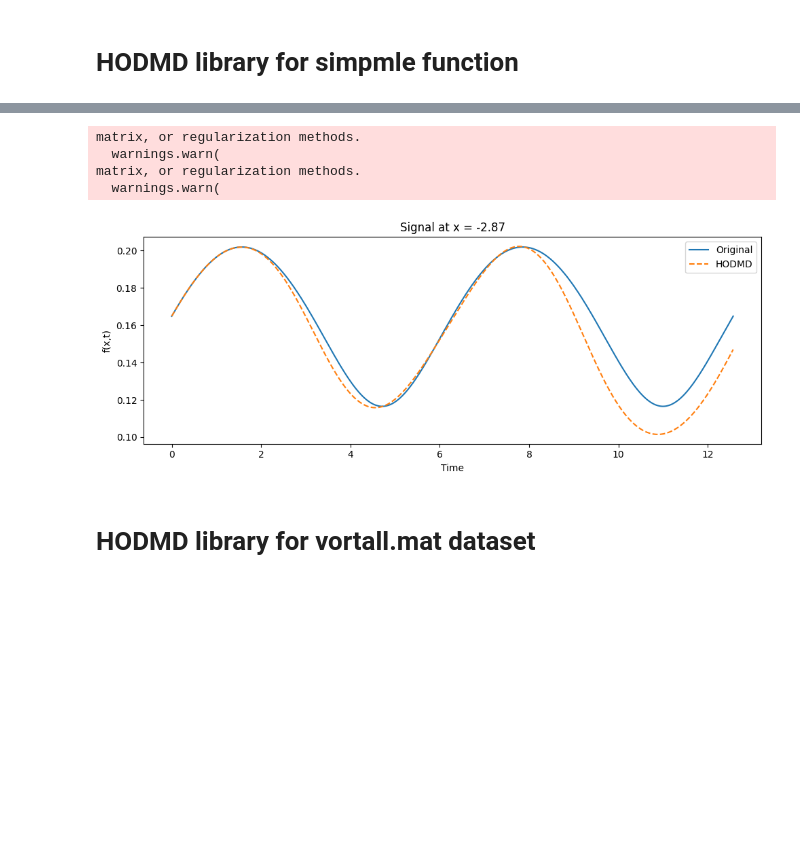
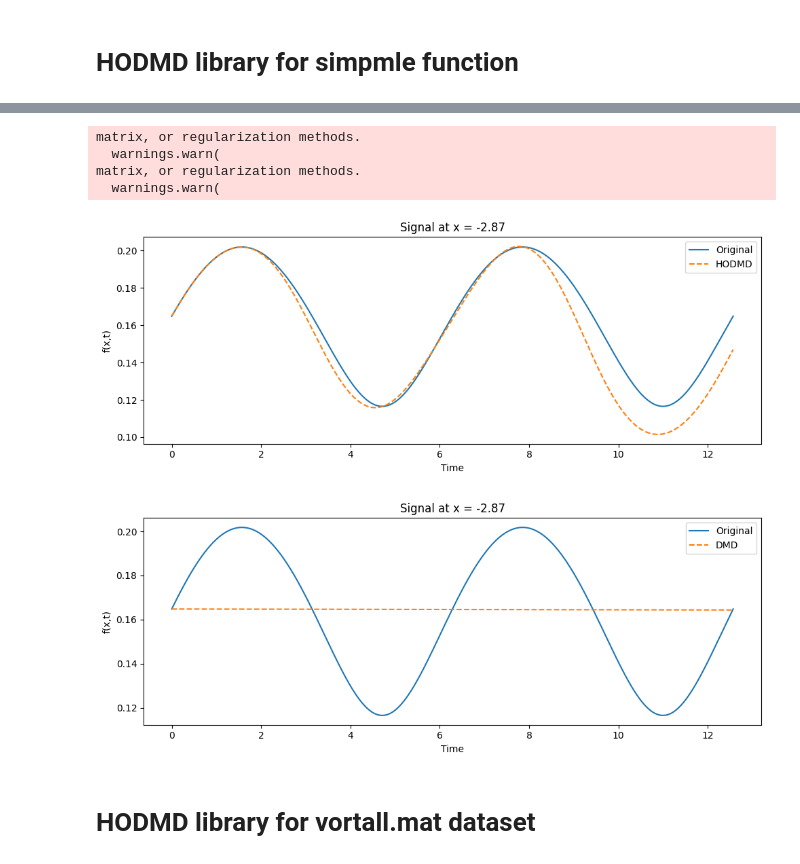
Before and after one commit to CleisonManriqueAguirre/tensor_HODMD_sk, a Jupyter notebook: test_library_cleison.ipynb, the cells around one changed output, grey strips where cells are left out. Cells and saved outputs as stored; diff of their text form; code cells hidden in the pictures; blank space fills up the shorter version.

```diff
--- a/test_library_cleison.ipynb
+++ b/test_library_cleison.ipynb
@@ -5,33 +45,49 @@
 # %%
 from pydmd import HODMD
 import numpy as np
 import matplotlib.pyplot as plt
 
 x = np.linspace(-3, 3, 449)
 t = np.linspace(0, 4 * np.pi, 1000)
 X_grid, T_grid = np.meshgrid(x, t, indexing='ij')
 f = np.exp(-X_grid**2 / 5) * np.cos(2 * X_grid) * np.sqrt(1 + 0.5 * np.sin(T_grid))
 
 hodmd = HODMD(svd_rank=10, d=50, exact=True)
 hodmd.fit(f)
 
+hodmd_1 = HODMD(svd_rank=10, d=1, exact=True)
+hodmd_1.fit(f)
+
 X_dmd = hodmd.reconstructed_data.real  # Reconstructed signal
+X_dmd_1 = hodmd_1.reconstructed_data.real  # Reconstructed signal
 
 # Time signal at x[10] ---
 plt.figure(figsize=(10, 4))
 plt.plot(t, f[10, :], label='Original')
 plt.plot(t[:X_dmd.shape[1]], X_dmd[10, :], '--', label='HODMD')
 plt.title("Signal at x = {:.2f}".format(x[10]))
 plt.xlabel("Time")
 plt.ylabel("f(x,t)")
 plt.legend()
 plt.tight_layout()
+
+#Normal DMD doesnt work
+# Time signal at x[10] ---
+plt.figure(figsize=(10, 4))
+plt.plot(t, f[10, :], label='Original')
+plt.plot(t[:X_dmd_1.shape[1]], X_dmd_1[10, :], '--', label='DMD')
+plt.title("Signal at x = {:.2f}".format(x[10]))
+plt.xlabel("Time")
+plt.ylabel("f(x,t)")
+plt.legend()
+plt.tight_layout()
 # %% [output]
 matrix, or regularization methods.
   warnings.warn(
 matrix, or regularization methods.
   warnings.warn(
 [figure]
+[figure, added]
 # %% [markdown]
 #  HODMD library for vortall.mat dataset
 # %%
```
Also changed, not shown: parts of 6 cells of this notebook.
